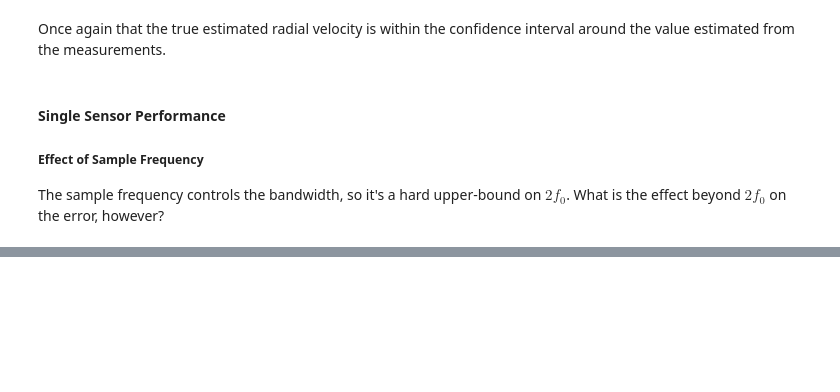
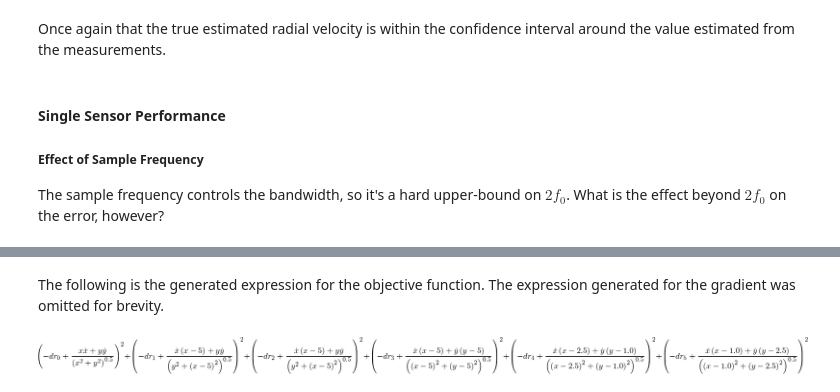
Before and after one commit to EdWard680/pi_echo, a Jupyter notebook: simulation/notebook/Report.ipynb, the cells around one changed output, grey strips where cells are left out. Saved outputs shown, nothing was run; the diff lists cells and outputs as text; code cells hidden in the pictures; blank space fills up the shorter version.

```diff
--- a/simulation/notebook/Report.ipynb
+++ b/simulation/notebook/Report.ipynb
@@ -540,0 +634,36 @@ $$
+# %%
+# Sensor Network
+ps = [np.array([0, 0]), np.array([5, 0]), np.array([0, 5]), np.array([5, 5]), np.array([1, 2.5])]
+
+# Simulates the signals
+def gen_signals(f_s=f_s, n=n, ps=ps, q=q, v=v, f0=f0):
+    T_s = sample_period(f_s)
+    return [list(signal_gen(T_s, n, p, q, v, f0)) for p in ps]
+
+def get_spectra(signals):
+    return [freq_spectrum(signal) for signal in signals]
+
+# Grabs the sensor info
+def get_peaks(spectra, f_s=f_s, f0=f0):
+    T_s = sample_period(f_s)
+    return [find_shift(T_s, f0, spec) for spec in spectra]
+
+def get_means(peaks):
+    return [peak[0] for peak in peaks]
+
+# Extracts the velocities from the sensor readings
+def get_doppler_vs(means, f0=f0):
+    return [inv_doppler(f0, mean) for mean in means]
+
+vrs = [radial_velocity(p, q, v) for p in ps]
+
+# Sample Measurements
+spectra = get_spectra(gen_signals())
+peaks = get_peaks(spectra)
+means = get_means(peaks)
+vds = get_doppler_vs(means)
+
+left, right = side_by_side("Sensor Readings")
+
+plot_layout(left, ps, q=q, v=v, vr=vrs, vd=vds)
+plot_spectrum(right, spectra, means, f0, freq_per_bin(T_s, n))
@@ -540,0 +763,6 @@ $$
+# %% [markdown]
+The following is the generated expression for the objective function. The expression generated for the gradient was omitted for brevity.
+# %%
+solver.get_objective_expr()
+# %% [output]
+[figure, added]
```
Also changed, not shown: parts of 29 cells of this notebook.
